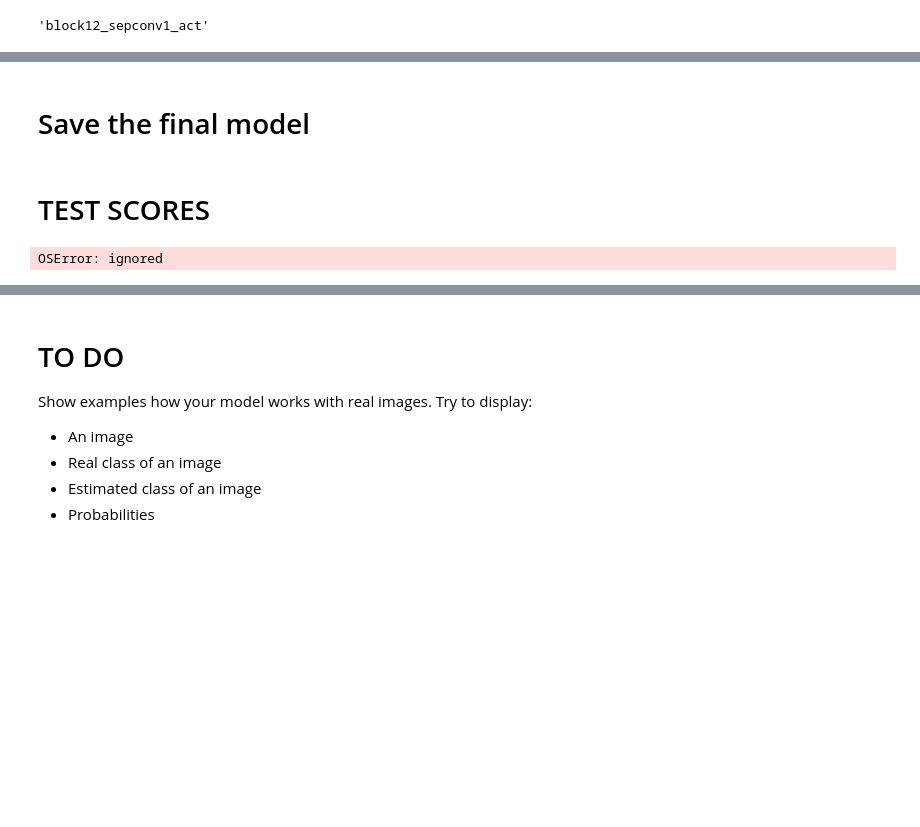
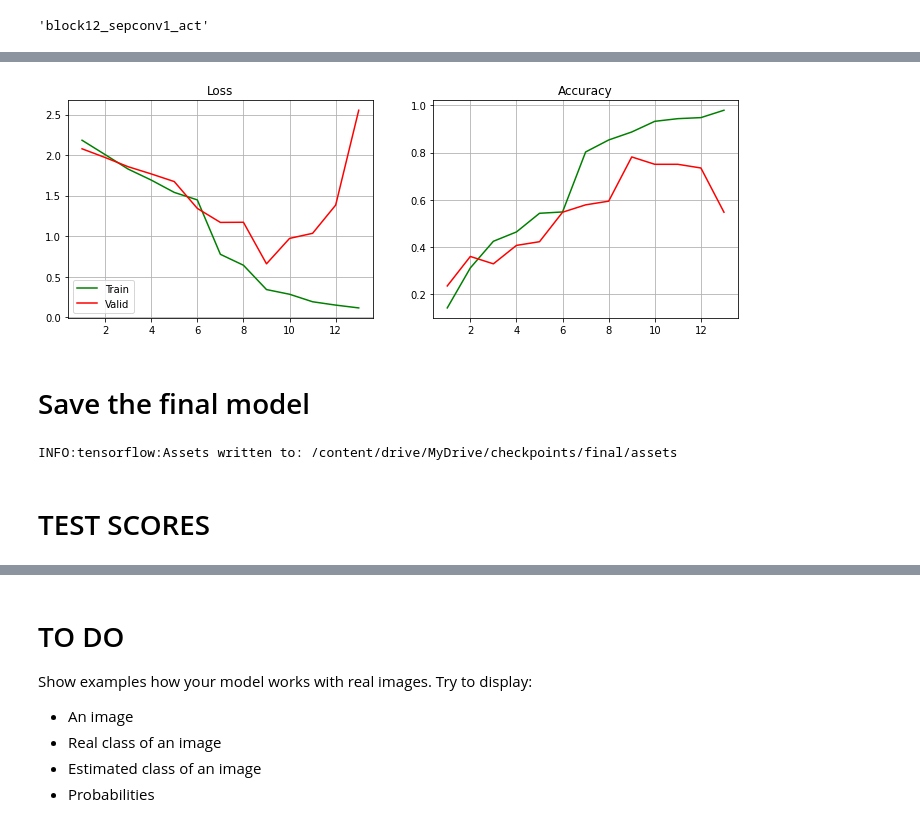
Before and after one commit to tdxa/Machine-learning-course, a Jupyter notebook: Xception.ipynb, the cells around one changed output, grey strips where cells are left out. Drawn from its saved outputs; the diff is of its cells as text; code cells hidden in the pictures; blank space fills up the shorter version.

```diff
--- a/Xception.ipynb
+++ b/Xception.ipynb
@@ -396,0 +402,10 @@ model.save_weights('/content/drive/MyDrive/checkpoints/fine_tuning_106')
+# %%
+setup_to_finetune(model, args, not_trainable=96)
+
+history = model.fit(
+    train_generator,
+    steps_per_epoch = train_steps,
+    epochs = 2,
+    validation_data=validation_generator,
+    validation_steps = valid_steps,
+)
@@ -397,15 +417,20 @@ model.save_weights('/content/drive/MyDrive/checkpoints/fine_tuning_106')
+# %%
+ft96_history = process_and_display(history, ft106_history)
+model.save_weights('/content/drive/MyDrive/checkpoints/fine_tuning_96')
+# %% [output]
+[figure, added]
 # %% [markdown]
 # Save the final model
 # %%
-model.load_weights('checkpoints/fine_tuning_126')
-model.save('checkpoints/final')
+model.load_weights('/content/drive/MyDrive/checkpoints/fine_tuning_116')
+model.save('/content/drive/MyDrive/checkpoints/final')
+# %% [output]
+INFO:tensorflow:Assets written to: /content/drive/MyDrive/checkpoints/final/assets
 # %% [markdown]
 # TEST SCORES
 # %%
 from tensorflow.keras.models import load_model
-model = load_model('checkpoints/final')
+model = load_model('/content/drive/MyDrive/checkpoints/final')
-# %% [output]
-OSError: ignored
 # %%
 nb_test_samples = get_nb_files(args.test_dir)
 test_steps = int (nb_test_samples / args.batch_size)
```
Also changed, not shown: parts of 21 cells of this notebook.
